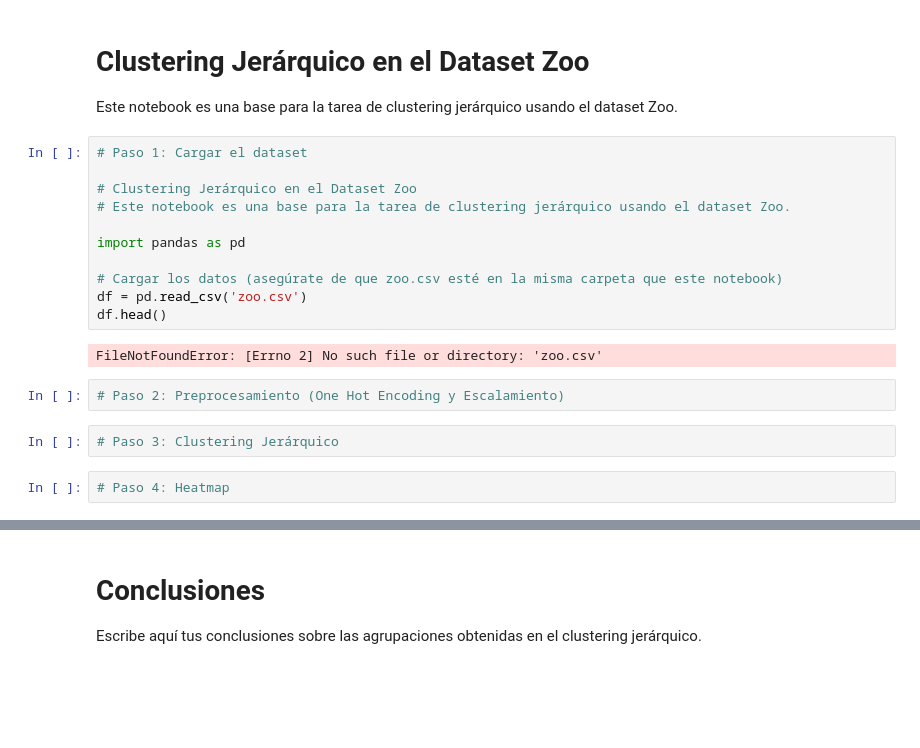
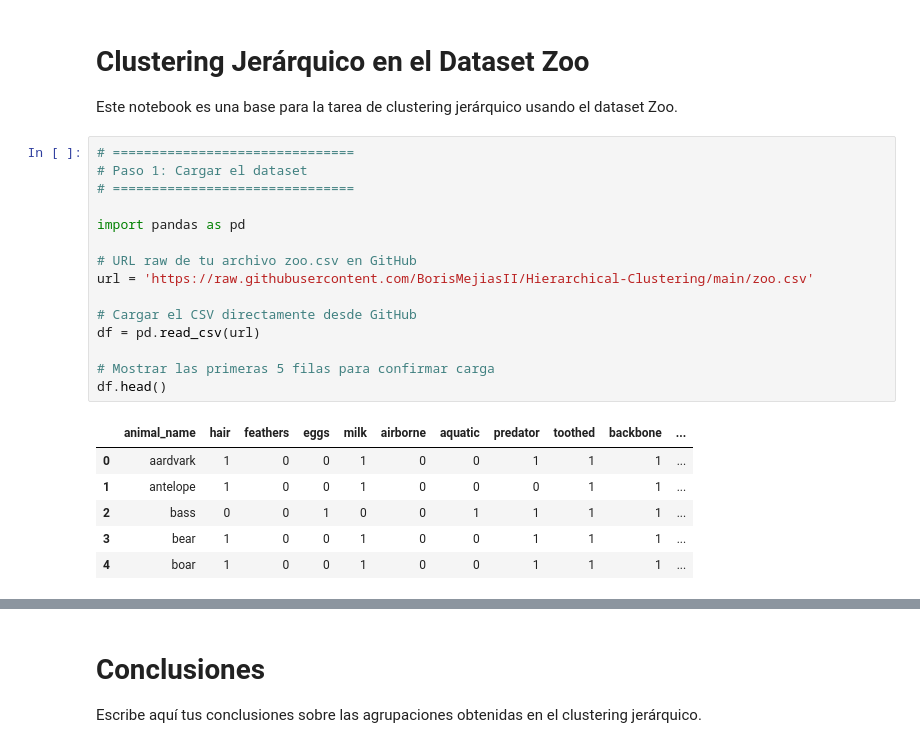
Before and after one commit to BorisMejiasII/Hierarchical-Clustering, a Jupyter notebook: Notebook_Tarea_Zoo_Clustering.ipynb, the cells around one changed output, grey strips where cells are left out. Saved outputs shown, nothing was run; the diff lists cells and outputs as text; blank space fills up the shorter version.

```diff
--- a/Notebook_Tarea_Zoo_Clustering.ipynb
+++ b/Notebook_Tarea_Zoo_Clustering.ipynb
@@ -3,22 +3,25 @@
 # %% [markdown]
 # Clustering Jerárquico en el Dataset Zoo
 Este notebook es una base para la tarea de clustering jerárquico usando el dataset Zoo.
-# %%
-# Paso 1: Cargar el dataset
-
-# Clustering Jerárquico en el Dataset Zoo
-# Este notebook es una base para la tarea de clustering jerárquico usando el dataset Zoo.
-
-import pandas as pd
-
-# Cargar los datos (asegúrate de que zoo.csv esté en la misma carpeta que este notebook)
-df = pd.read_csv('zoo.csv')
-df.head()
-# %% [output]
-FileNotFoundError: [Errno 2] No such file or directory: 'zoo.csv'
-# %%
-# Paso 2: Preprocesamiento (One Hot Encoding y Escalamiento)
-# %%
-# Paso 3: Clustering Jerárquico
-# %%
-# Paso 4: Heatmap
+# %%
+# ===============================
+# Paso 1: Cargar el dataset
+# ===============================
+
+import pandas as pd
+
+# URL raw de tu archivo zoo.csv en GitHub
+url = 'https://raw.githubusercontent.com/BorisMejiasII/Hierarchical-Clustering/main/zoo.csv'
+
+# Cargar el CSV directamente desde GitHub
+df = pd.read_csv(url)
+
+# Mostrar las primeras 5 filas para confirmar carga
+df.head()
+# %% [output]
+|  | animal_name | hair | feathers | eggs | milk | airborne | aquatic | predator | toothed | backbone | ... |
+| 0 | aardvark | 1 | 0 | 0 | 1 | 0 | 0 | 1 | 1 | 1 | ... |
+| 1 | antelope | 1 | 0 | 0 | 1 | 0 | 0 | 0 | 1 | 1 | ... |
+| 2 | bass | 0 | 0 | 1 | 0 | 0 | 1 | 1 | 1 | 1 | ... |
+| 3 | bear | 1 | 0 | 0 | 1 | 0 | 0 | 1 | 1 | 1 | ... |
+| 4 | boar | 1 | 0 | 0 | 1 | 0 | 0 | 1 | 1 | 1 | ... |
```
Also changed, not shown: parts of 3 cells of this notebook.
